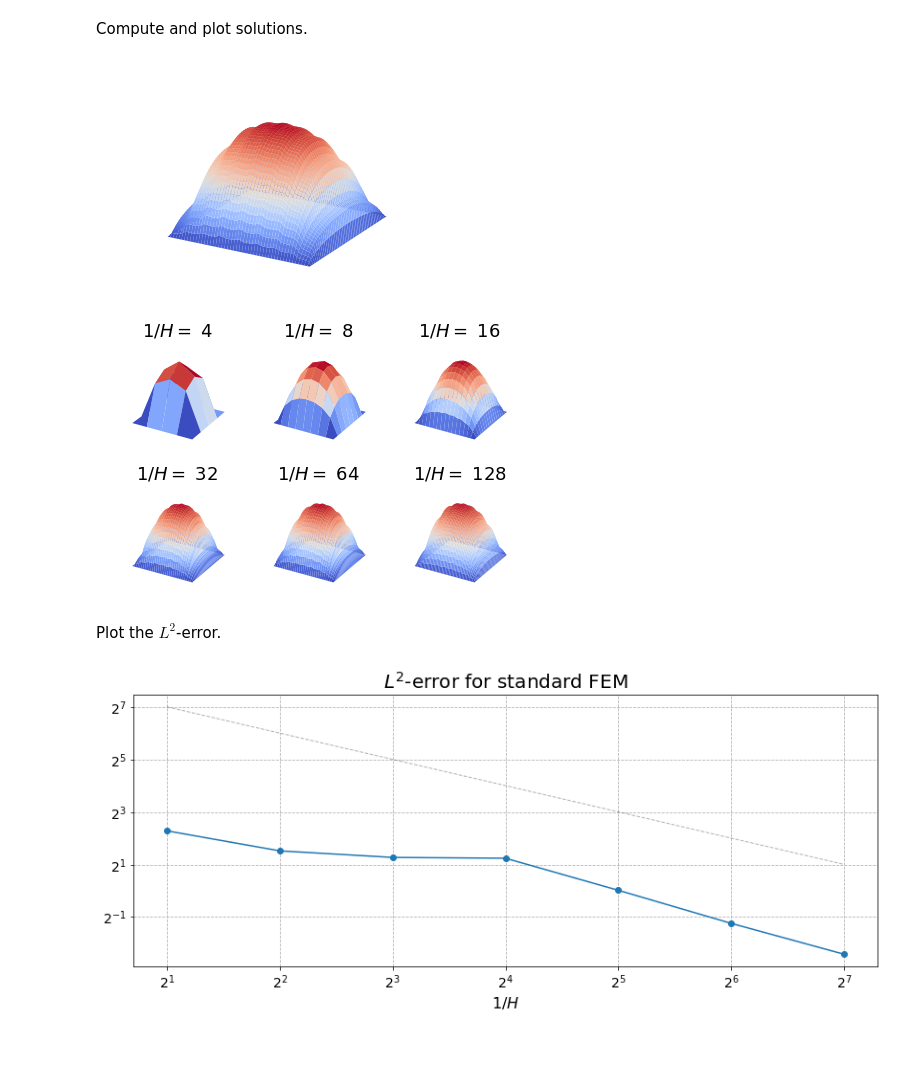
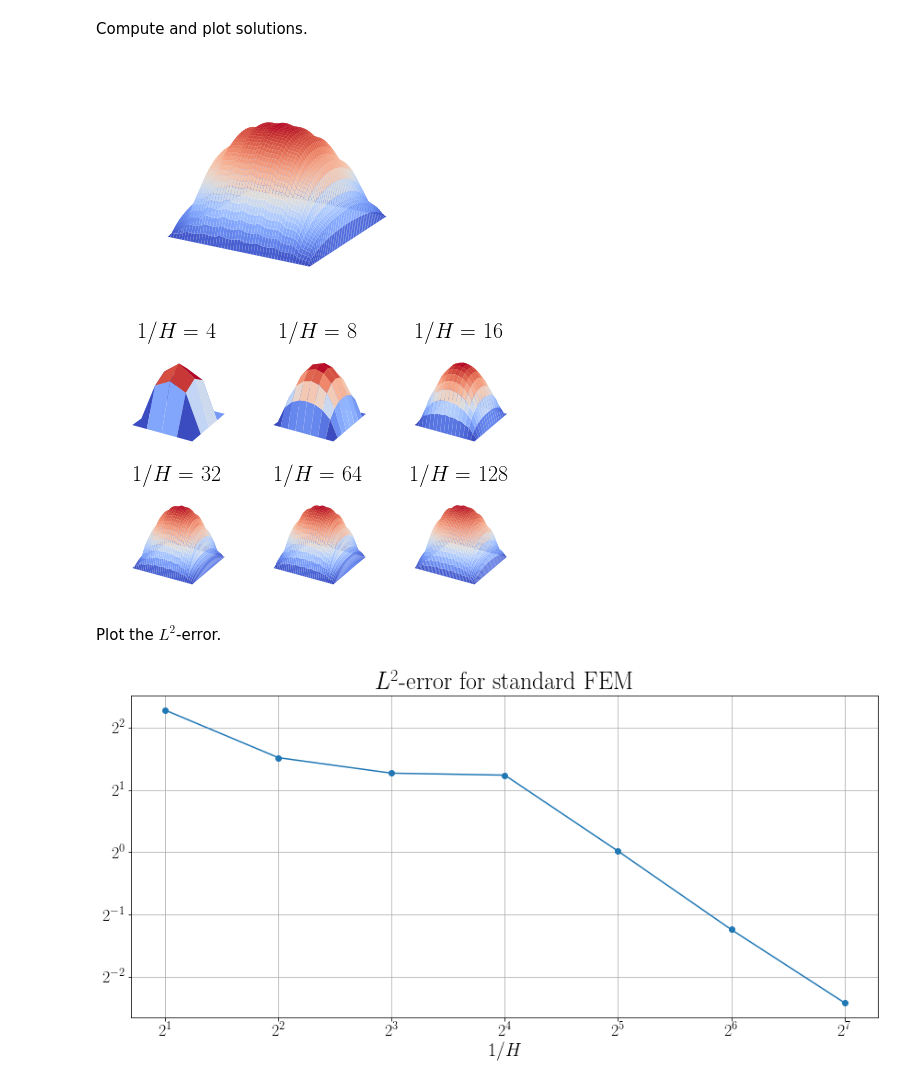
Before and after one commit to LjungPer/Master-Thesis, a Jupyter notebook: Notebooks/FEM_2D_MS_Figures_2.6-2.8.ipynb, the cells around one changed output. Saved outputs shown, nothing was run; the diff lists cells and outputs as text; code cells hidden in the pictures; blank space fills up the shorter version.

```diff
--- a/Notebooks/FEM_2D_MS_Figures_2.6-2.8.ipynb
+++ b/Notebooks/FEM_2D_MS_Figures_2.6-2.8.ipynb
@@ -61,13 +61,15 @@ CoefClass = buildcoef2d.Coefficient2d(NWorldFine,
                                             TestExample         = True)
 
 
-B = np.ones((len(xt),len(xt)))
-BBase = B.flatten()
-
 A = CoefClass.BuildCoefficient()
 ABase = A.flatten()
 plt.figure("OriginalCoefficient")
+plt.rc('text', usetex=True)
+plt.rc('font', family='serif')
 drawCoefficient(NWorldFine, ABase)
-plt.title('Multiscale coefficient $A_{\epsilon}(x)$', fontsize=20)
+plt.title(r'Multiscale coefficient $A(x,y)$', fontsize=24)
 plt.show()
+
+B = np.ones((len(xt),len(xt)))
+BBase = B.flatten()
 # %% [output]
@@ -123,24 +125,26 @@ for N in NList:
 
     if np.size(x)==2:
         fig = plt.figure('FEM-Solution')
+        plt.rc('text', usetex=True)
+        plt.rc('font', family='serif')
         fig.subplots_adjust(left=0.01,bottom=0.04,right=0.99,top=0.95,wspace=0,hspace=0.2)
         ax = fig.add_subplot(231, projection='3d')
-        ax.set_title('$1/H=$ ' + str(N),fontsize=18)
+        ax.set_title(r'$1/H=$ ' + str(N),fontsize=22)
     elif np.size(x)==3:
         ax = fig.add_subplot(232, projection='3d')
-        ax.set_title('$1/H=$ ' + str(N),fontsize=18)
+        ax.set_title(r'$1/H=$ ' + str(N),fontsize=22)
     elif np.size(x)==4:
         ax = fig.add_subplot(233, projection='3d')
-        ax.set_title('$1/H=$ ' + str(N),fontsize=18)
+        ax.set_title(r'$1/H=$ ' + str(N),fontsize=22)
     elif np.size(x)==5:
         ax = fig.add_subplot(234, projection='3d')
-        ax.set_title('$1/H=$ ' + str(N),fontsize=18)
+        ax.set_title(r'$1/H=$ ' + str(N),fontsize=22)
     elif np.size(x)==6:
         ax = fig.add_subplot(235, projection='3d')
-        ax.set_title('$1/H=$ ' + str(N),fontsize=18)
+        ax.set_title(r'$1/H=$ ' + str(N),fontsize=22)
     elif np.size(x)==7:
         ax = fig.add_subplot(236, projection='3d')
-        ax.set_title('$1/H=$ ' + str(N),fontsize=18)
+        ax.set_title(r'$1/H=$ ' + str(N),fontsize=22)
 
     if N == fine:
         d3sol(NWorldCoarse, uCoarseFull)
@@ -152,19 +156,20 @@ for N in NList:
 plt.show()
 # %% [output]
 [figure]
-[figure, old version]
+[figure, new version]
 # %% [markdown]
 Plot the $L^2$-error.
 # %%
 # plot errors
-plt.figure("Error", figsize=(12, 5))
-plt.subplots_adjust(left=0.09, bottom=0.13, right=0.99, top=0.92, wspace=0.1, hspace=0.2)
-plt.tick_params(labelsize=14)
-plt.loglog(x, newErrorFine,'o-', basex=2, basey=2)
-plt.loglog(x,y,'--k',basex=2, basey=2, linewidth=1, alpha=0.3)
-plt.xlabel('$1/H$', fontsize=16)
-plt.title('$L^2$-error for standard FEM', fontsize=20)
-plt.grid(True,which="both",ls="--")
+plt.figure("Error", figsize=(12,6))
+plt.rc('text', usetex=True)
+plt.rc('font', family='serif')
+plt.subplots_adjust(left=0.05, bottom=0.11, right=0.99, top=0.92, wspace=0.1, hspace=0.2)
+plt.tick_params(labelsize=18)
+plt.loglog(x,newErrorFine,'o-', basex=2, basey=2)
+plt.xlabel(r'$1/H$', fontsize=20)
+plt.title(r'$L^2$-error for standard FEM', fontsize=26)
+plt.grid(True,which="both")
 plt.show()
 # %% [output]
-[figure, old version]
+[figure, new version]
```
Also changed, not shown: parts of 1 cell of this notebook, 1 other file.
